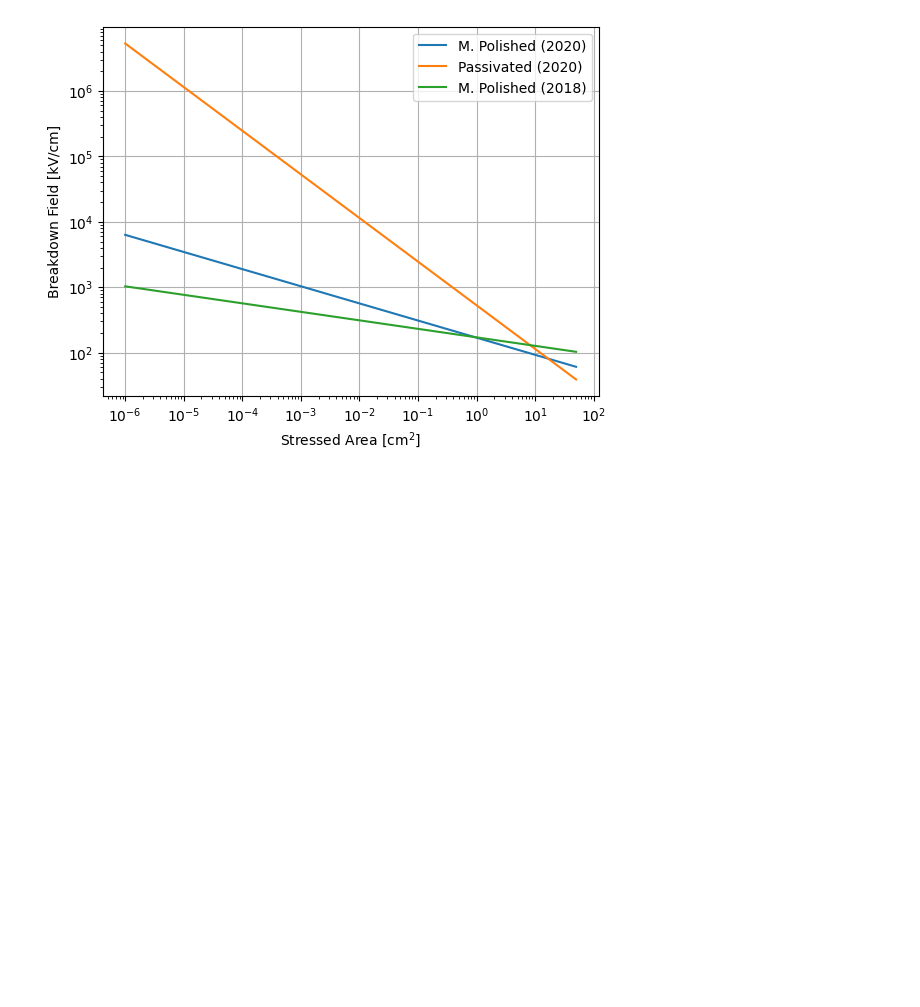
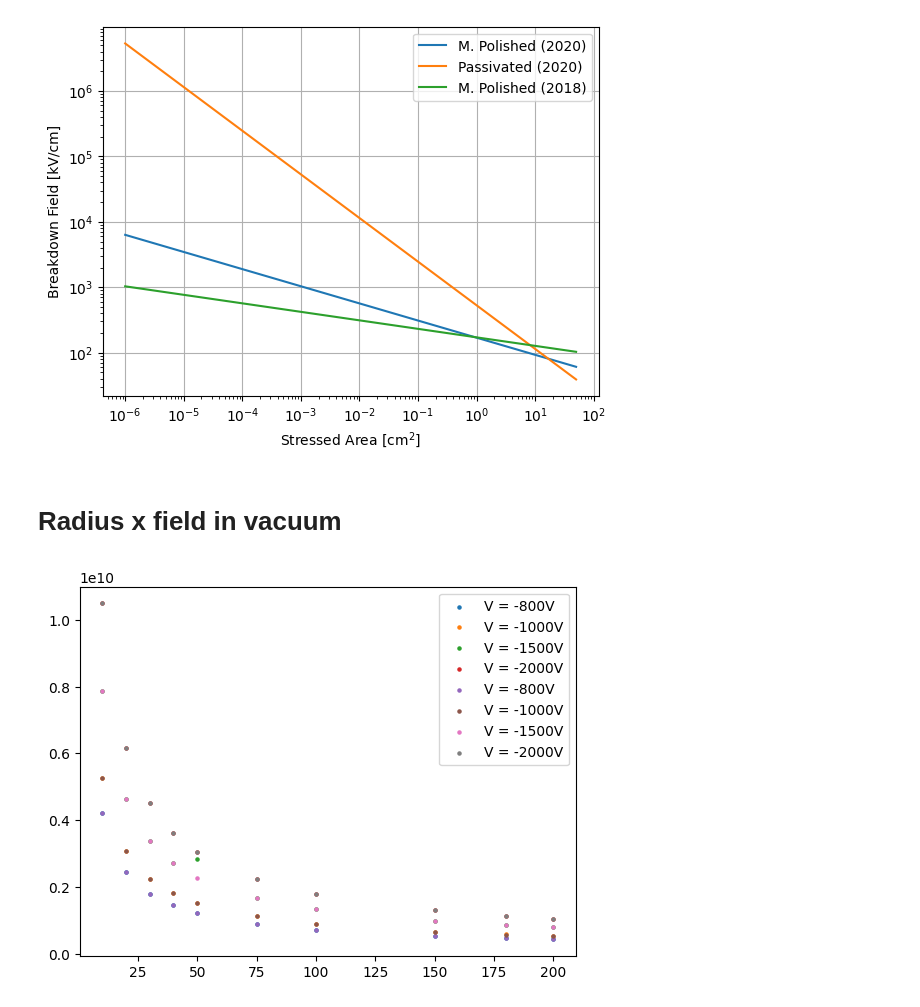
Before and after one commit to Kyatn/FEA-analysis, a Jupyter notebook: plotsForMsC.ipynb, the cells around one changed output. Saved outputs shown, nothing was run; the diff lists cells and outputs as text; code cells hidden in the pictures; blank space fills up the shorter version.

```diff
--- a/plotsForMsC.ipynb
+++ b/plotsForMsC.ipynb
@@ -116,16 +116,18 @@ import pandas as pd
 import numpy as np
 import matplotlib.pyplot as plt
 # %%
-path = '/home/caio/remote/comsol/radius_field/LXe_maxx.csv'
+#path = '/home/caio/remote/comsol/radius_field/LXe_max.csv'
+path = 'D:\\remote\\comsol\\radius_field\\LXe_maxx.csv'
 col = ['radius', 'electricField', 'voltage']
 
 data = pd.read_csv(path, sep=',', usecols=col)
 # %%
-v800 = data[data['voltage'] == -800].iloc[:]
-v1000 = data[data['voltage'] == -1000].iloc[:]
-v1500 = data[data['voltage'] == -1500].iloc[:]
-v2000 = data[data['voltage'] == -2000].iloc[:]
-v3000 = data[data['voltage'] == -3000].iloc[:]
+v800_LXe = data[data['voltage'] == -800].iloc[:]
+v1000_LXe = data[data['voltage'] == -1000].iloc[:]
+v1500_LXe = data[data['voltage'] == -1500].iloc[:]
+v2000_LXe = data[data['voltage'] == -2000].iloc[:]
+v3000_LXe = data[data['voltage'] == -3000].iloc[:]
 
-data = [v800, v1000, v1500, v2000, v3000]
-label = ['V = -800V', 'V = -1000V', 'V = -1500V', 'V = -2000V', 'V = -3000V']
+data_LXe = [v800_LXe, v1000_LXe, v1500_LXe, v2000_LXe, v3000_LXe]
+label_LXe = ['V = -800V', 'V = -1000V', 'V = -1500V', 'V = -2000V', 'V = -3000V']
+v800_LXe
@@ -132,6 +146,6 @@ label = ['V = -800V', 'V = -1000V', 'V = -1500V', 'V = -2000V', 'V = -3000V']
 # %%
 for i in range(0,4):
-    plt.scatter(data[i]['radius'], data[i]['electricField'], s=5, label = label[i])
+    plt.scatter(data_LXe[i]['radius'], data_LXe[i]['electricField'], s=5, label = label_LXe[i])
 
 plt.legend()
 plt.grid()
@@ -245,3 +259,5 @@ plt.legend()
 # %% [output]
 <matplotlib.legend.Legend at 0x...>
 [figure]
+# %% [markdown]
+# Radius x field in vacuum
@@ -247,0 +268,6 @@ plt.legend()
+# %%
+#path = '/home/caio/remote/comsol/radius_field/vac_max.csv'
+path = 'D:\\remote\\comsol\\radius_field\\vac_max.csv'
+col = ['radius', 'electricField', 'voltage']
+
+data = pd.read_csv(path, sep=',', usecols=col)
@@ -247,0 +283,14 @@ plt.legend()
+# %%
+for i in range(0,4):
+    plt.scatter(data[i]['radius'], data[i]['electricField'], s=5, label = label[i])
+
+plt.legend()
+plt.grid()
+
+for i in range(0,4):
+    plt.scatter(data_LXe[i]['radius'], data_LXe[i]['electricField'], s=5, label = label_LXe[i])
+
+plt.legend()
+plt.grid()
+# %% [output]
+[figure, added]
```
Also changed, not shown: parts of 8 cells of this notebook, 1 other file.
